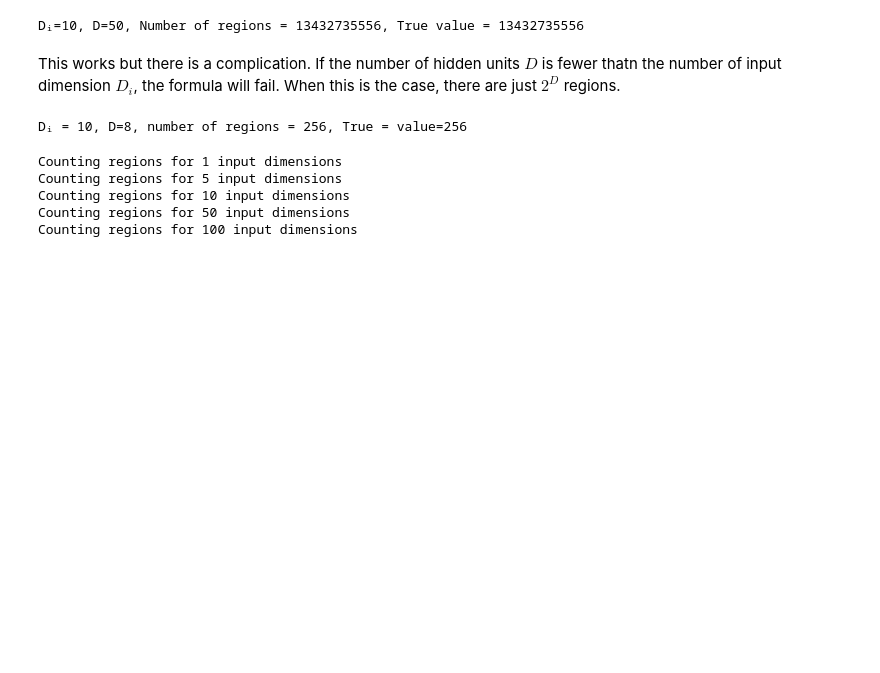
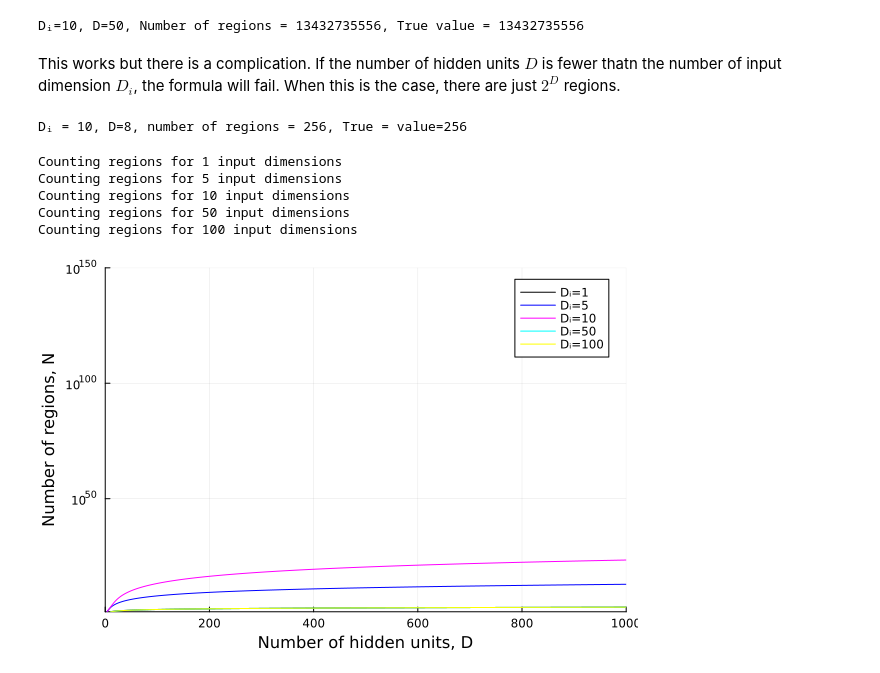
Before and after one commit to mirajcs/udl-julia, a Jupyter notebook: 3_3_Shallow_Network_Regions.ipynb, the cells around one changed output. Saved outputs shown, nothing was run; the diff lists cells and outputs as text; code cells hidden in the pictures; blank space fills up the shorter version.

Commit message:
add the plot number of regions vs number of hidden units

```diff
--- a/3_3_Shallow_Network_Regions.ipynb
+++ b/3_3_Shallow_Network_Regions.ipynb
@@ -40,19 +40,30 @@ Dᵢ = 10, D=8, number of regions = 256, True = value=256
 # %%
 # Now let's plot the graph from figure 3.9a
 using Plots
 
 dims = [1, 5, 10, 50, 100]
 regions = zeros(length(dims), 1000)
 for c_dim in 1:length(dims)
     Dᵢ = dims[c_dim]
     println("Counting regions for $Dᵢ input dimensions")
     for D in 1:1000
         regions[c_dim, D] = number_regions(min(Dᵢ, D), D)
     end
 end
+
+plot(1:1000, regions[1, :], yscale=:log10, color=:black, label="Dᵢ=1")
+plot!(1:1000, regions[2, :], yscale =:log10, color=:blue, label="Dᵢ=5")
+plot!(1:1000, regions[3, :], yscale=:log10, color=:magenta, label="Dᵢ=10")
+plot!(1:1000, regions=[4, :], yscale=:log10, color=:cyan, label="Dᵢ=50")
+plot!(1:1000, regions=[5, :], yscale=:log10, color=:yellow, label="Dᵢ=100")
+xlabel!("Number of hidden units, D")
+ylabel!("Number of regions, N")
+xlims!(0, 1000)
+ylims!(1e1, 1e150)
 # %% [output]
 Counting regions for 1 input dimensions
 Counting regions for 5 input dimensions
 Counting regions for 10 input dimensions
 Counting regions for 50 input dimensions
 Counting regions for 100 input dimensions
+[figure, added]
```
